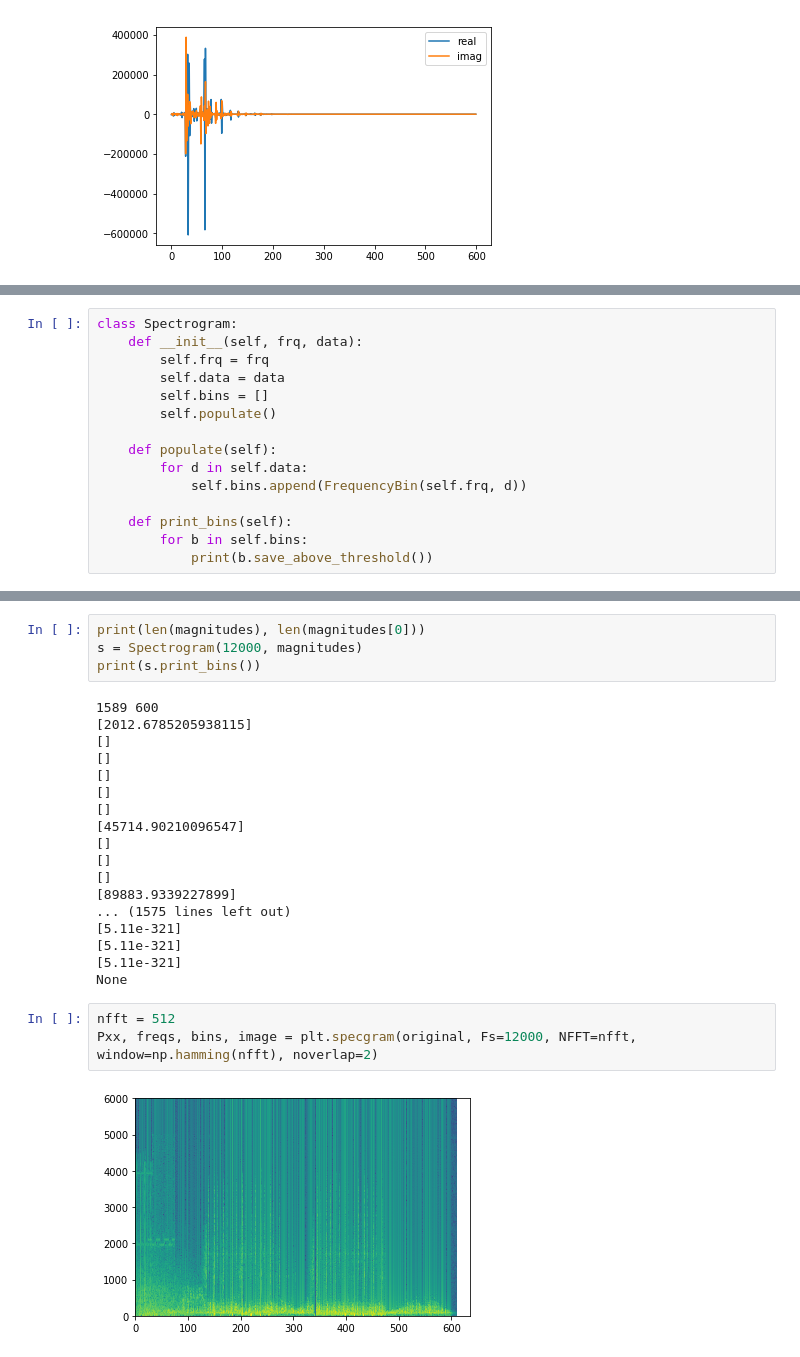
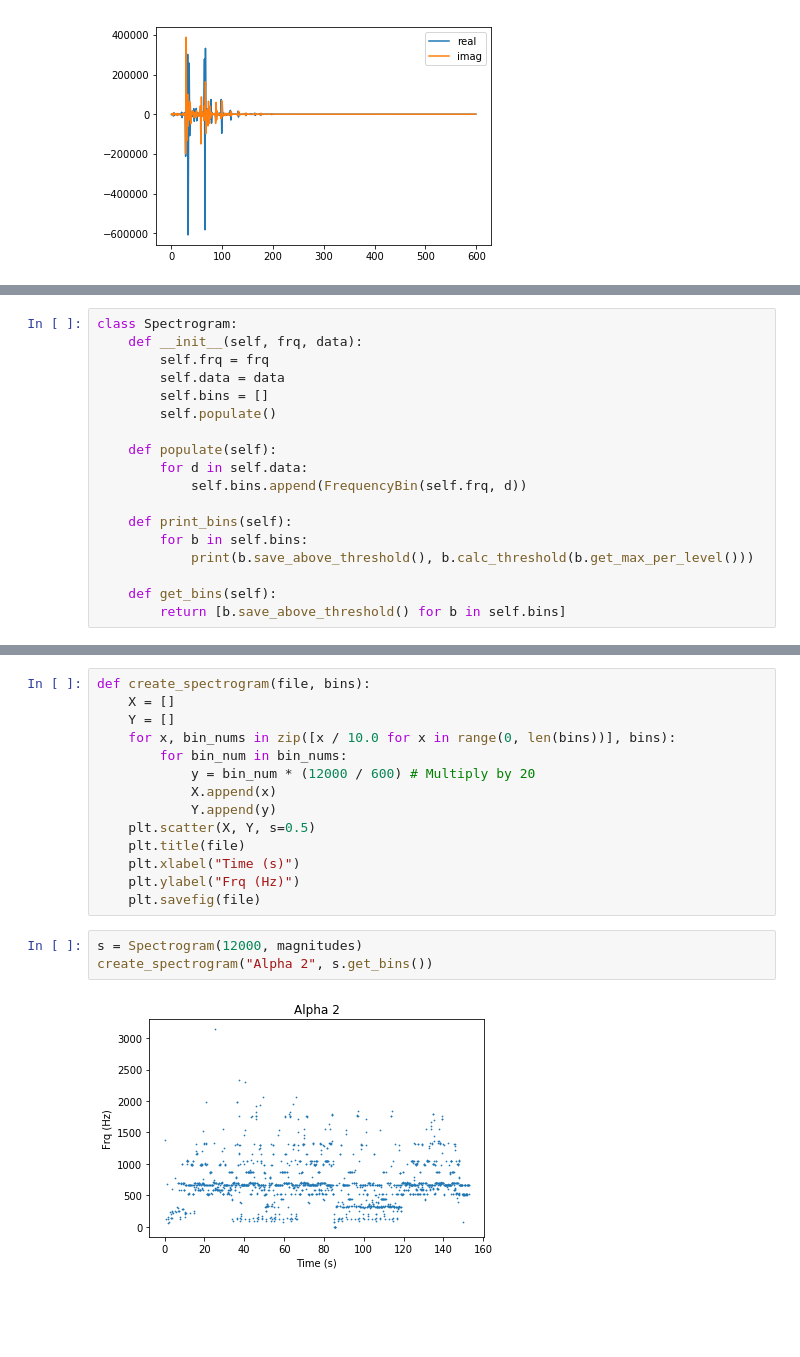
Before and after one commit to Graystripe17/Sadzam, a Jupyter notebook: XC/XC.ipynb, the cells around one changed output, grey strips where cells are left out. Cells and saved outputs as stored; diff of their text form; blank space fills up the shorter version.

Commit message:
Spectrogram

```diff
--- a/XC/XC.ipynb
+++ b/XC/XC.ipynb
@@ -190,7 +193,10 @@ class Spectrogram:
 
     def print_bins(self):
         for b in self.bins:
-            print(b.save_above_threshold())
+            print(b.save_above_threshold(), b.calc_threshold(b.get_max_per_level()))
+
+    def get_bins(self):
+        return [b.save_above_threshold() for b in self.bins]
 # %%
 class FrequencyBin:
     def __init__(self, frq, frequencies):
@@ -232,28 +247,20 @@ class FrequencyBin:
         return points
-# %%
-print(len(magnitudes), len(magnitudes[0]))
-s = Spectrogram(12000, magnitudes)
-print(s.print_bins())
-# %% [output]
-1589 600
-[2012.6785205938115]
-[]
-[]
-[]
-[]
-[]
-[45714.90210096547]
-[]
-[]
-[]
-[89883.9339227899]
-... (1575 lines left out)
-[5.11e-321]
-[5.11e-321]
-[5.11e-321]
-None
-# %%
-nfft = 512
-Pxx, freqs, bins, image = plt.specgram(original, Fs=12000, NFFT=nfft, window=np.hamming(nfft), noverlap=2)
-# %% [output]
-[figure, removed]
+# %%
+def create_spectrogram(file, bins):
+    X = []
+    Y = []
+    for x, bin_nums in zip([x / 10.0 for x in range(0, len(bins))], bins):
+        for bin_num in bin_nums:
+            y = bin_num * (12000 / 600) # Multiply by 20
+            X.append(x)
+            Y.append(y)
+    plt.scatter(X, Y, s=0.5)
+    plt.title(file)
+    plt.xlabel("Time (s)")
+    plt.ylabel("Frq (Hz)")
+    plt.savefig(file)
+# %%
+s = Spectrogram(12000, magnitudes)
+create_spectrogram("Alpha 2", s.get_bins())
+# %% [output]
+[figure, added]
```
Also changed, not shown: parts of 8 cells of this notebook, 6 other files.
